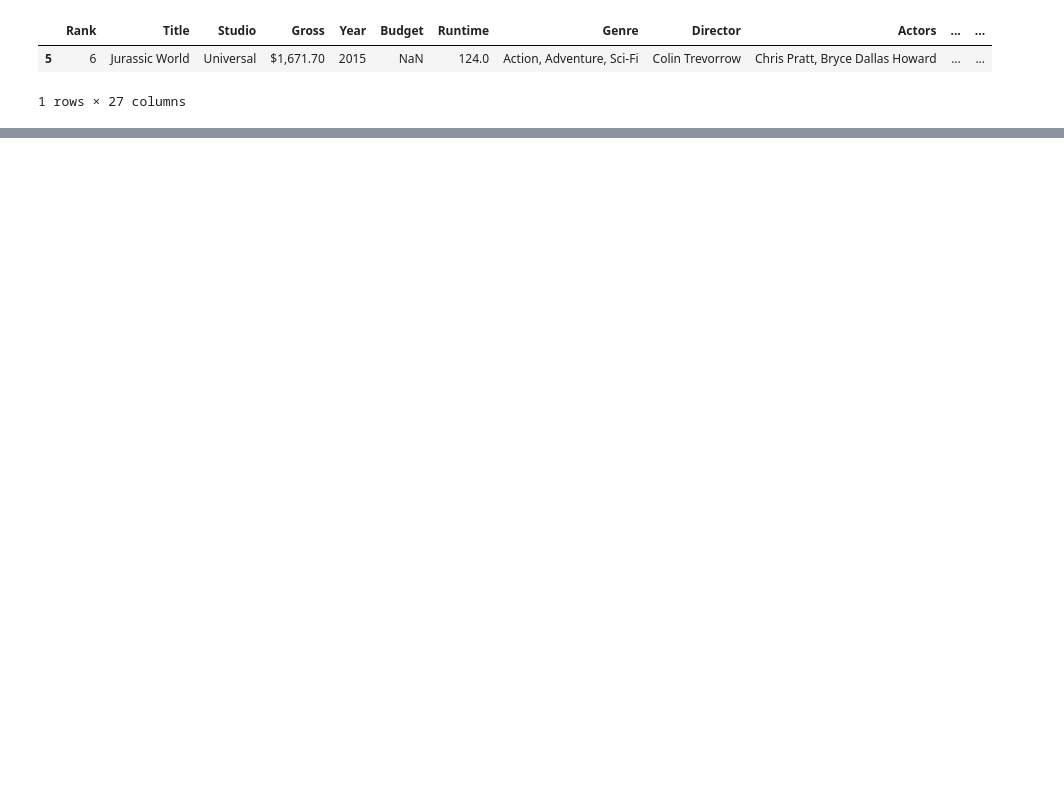
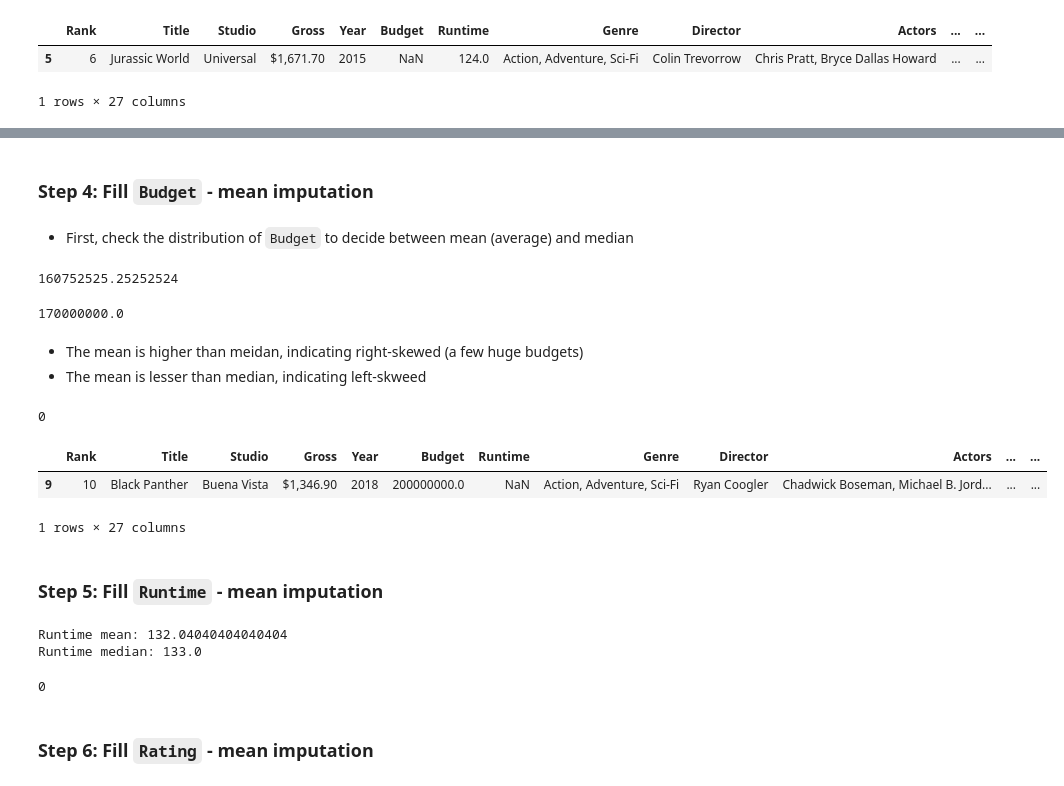
Before and after one commit to ThinkAlgoClub/data-analyst-accelerator, a Jupyter notebook: pandas/DA002-DataCleaningMissingValuesAndDuplicates.ipynb, the cells around one changed output, grey strips where cells are left out. Saved outputs shown, nothing was run; the diff lists cells and outputs as text; code cells hidden in the pictures; blank space fills up the shorter version.

```diff
--- a/pandas/DA002-DataCleaningMissingValuesAndDuplicates.ipynb
+++ b/pandas/DA002-DataCleaningMissingValuesAndDuplicates.ipynb
@@ -91,0 +248,17 @@ movies[movies["Budget"].isna()]
+# %% [markdown]
+### Step 4: Fill `Budget` - mean imputation
+# %% [markdown]
+- First, check the distribution of `Budget` to decide between mean (average) and median
+# %%
+# mean
+movies["Budget"].mean()
+# %% [output]
+160752525.25252524
+# %%
+# median
+movies["Budget"].median()
+# %% [output]
+170000000.0
+# %% [markdown]
+- The mean is higher than meidan, indicating right-skewed (a few huge budgets)
+- The mean is lesser than median, indicating left-skweed
@@ -91,0 +269,18 @@ movies[movies["Budget"].isna()]
+# %%
+movies["Budget"].isna().sum()
+# %% [output]
+0
+# %%
+missing_runtime
+# %% [output]
+|  | Rank | Title | Studio | Gross | Year | Budget | Runtime | Genre | Director | Actors | ... | ... |
+| 9 | 10 | Black Panther | Buena Vista | $1,346.90 | 2018 | 200000000.0 | NaN | Action, Adventure, Sci-Fi | Ryan Coogler | Chadwick Boseman, Michael B. Jord... | ... | ... |
+1 rows × 27 columns
+# %% [markdown]
+### Step 5: Fill `Runtime` - mean imputation
+# %%
+print("Runtime mean:", movies["Runtime"].mean())
+print("Runtime median:", movies["Runtime"].median())
+# %% [output]
+Runtime mean: 132.04040404040404
+Runtime median: 133.0
@@ -91,0 +290,6 @@ movies[movies["Budget"].isna()]
+# %%
+movies["Runtime"].isnull().sum()
+# %% [output]
+0
+# %% [markdown]
+### Step 6: Fill `Rating` - mean imputation
```
Also changed, not shown: parts of 47 cells of this notebook, 3 other files.
